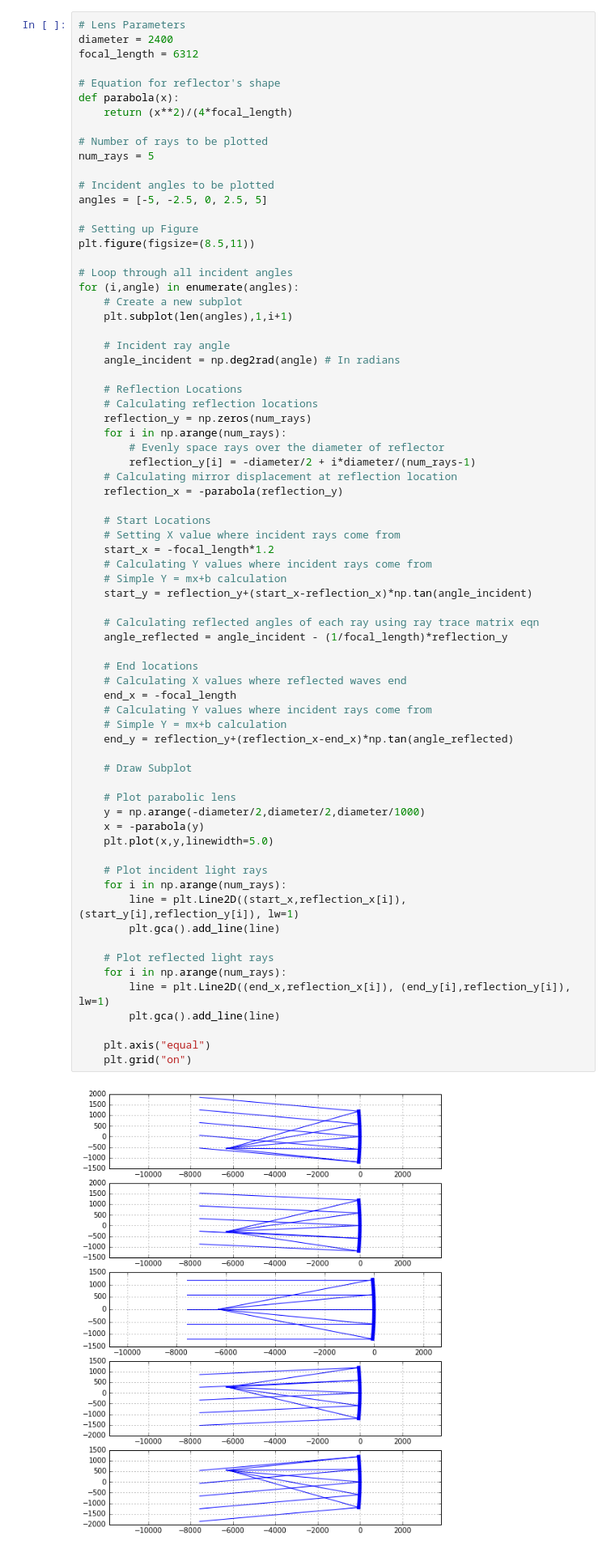
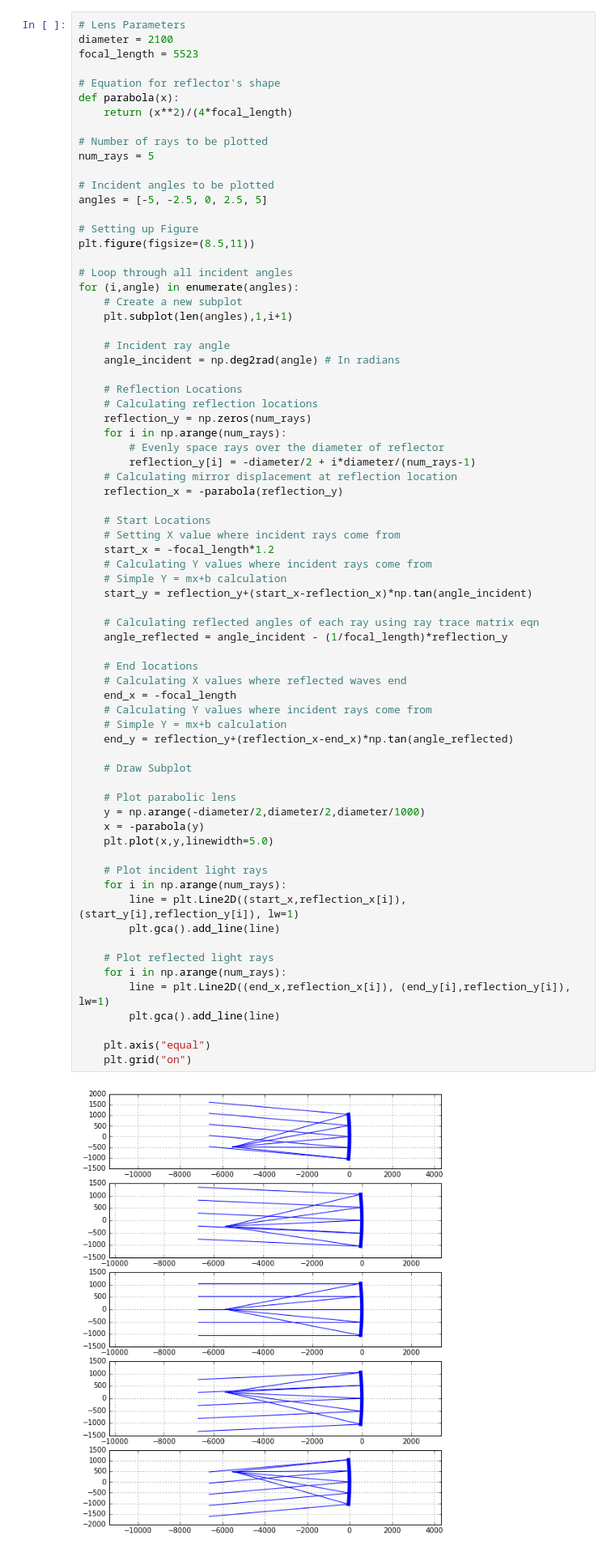
Before and after one commit to nsmidth/CPSLO-Speckle-Reduction, a Jupyter notebook: dev/16-2-5 telescope.ipynb, the cells around one changed output. Shown at 81% size. Drawn from its saved outputs; the diff is of its cells as text.

Commit message:
Changed telescope to 2.1m, from incorrect 2.4m, along with focal length calc

```diff
--- a/dev/16-2-5 telescope.ipynb
+++ b/dev/16-2-5 telescope.ipynb
@@ -16,8 +16,8 @@ import numpy as np
 %matplotlib inline
 # %%
 # Lens Parameters
-diameter = 2400
-focal_length = 6312
+diameter = 2100
+focal_length = 5523
 
 # Equation for reflector's shape
 def parabola(x):
@@ -59,31 +59,31 @@ for (i,angle) in enumerate(angles):
     # Calculating reflected angles of each ray using ray trace matrix eqn
     angle_reflected = angle_incident - (1/focal_length)*reflection_y
 
     # End locations
     # Calculating X values where reflected waves end
     end_x = -focal_length
     # Calculating Y values where incident rays come from
     # Simple Y = mx+b calculation
     end_y = reflection_y+(reflection_x-end_x)*np.tan(angle_reflected)
 
     # Draw Subplot
 
     # Plot parabolic lens
     y = np.arange(-diameter/2,diameter/2,diameter/1000)
     x = -parabola(y)
     plt.plot(x,y,linewidth=5.0)
 
     # Plot incident light rays
     for i in np.arange(num_rays):
         line = plt.Line2D((start_x,reflection_x[i]), (start_y[i],reflection_y[i]), lw=1)
         plt.gca().add_line(line)
 
     # Plot reflected light rays
     for i in np.arange(num_rays):
         line = plt.Line2D((end_x,reflection_x[i]), (end_y[i],reflection_y[i]), lw=1)
         plt.gca().add_line(line)
 
     plt.axis("equal")
     plt.grid("on")
 # %% [output]
-[figure, old version]
+[figure, new version]
```
Also changed, not shown: parts of 1 cell of this notebook.
